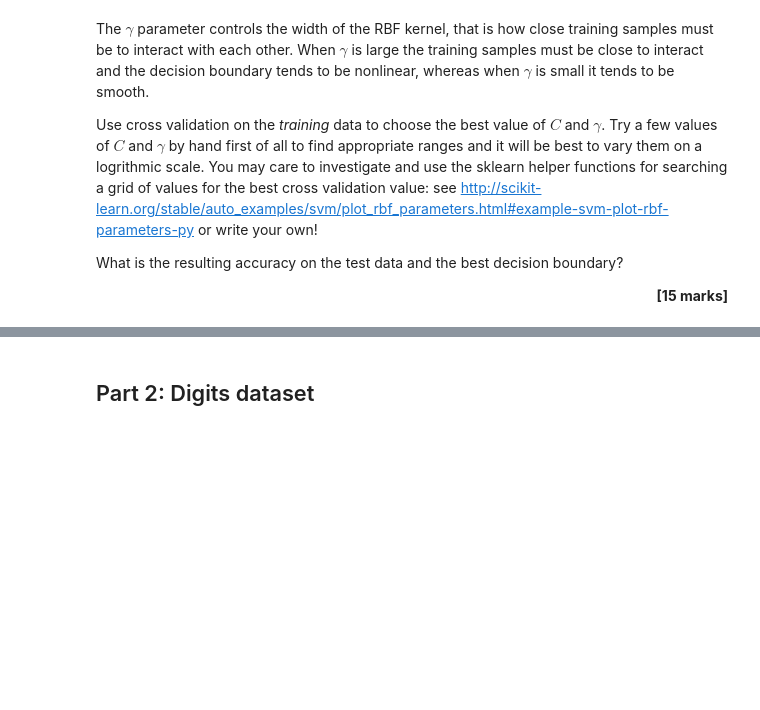
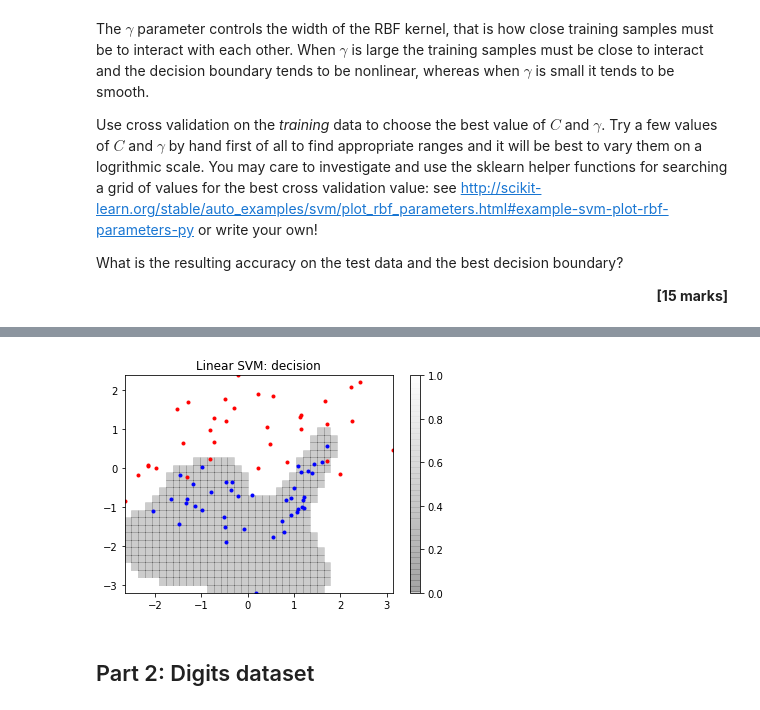
Before and after one commit to Hamza1122/DL-Assignment, a Jupyter notebook: ECMM422_CA1_Classifiers_2020_(1).ipynb, the cells around one changed output, grey strips where cells are left out. Cells and saved outputs as stored; diff of their text form; code cells hidden in the pictures; blank space fills up the shorter version.

```diff
--- a/ECMM422_CA1_Classifiers_2020_(1).ipynb
+++ b/ECMM422_CA1_Classifiers_2020_(1).ipynb
@@ -479,20 +479,9 @@ param_grid = {'C': [0.1, 1, 10, 100, 1000],
               'gamma': [1, 0.1, 0.01, 0.001, 0.0001],
               'kernel': ['rbf']}
 
-X_train, X_val, y_train, y_val = train_test_split(Xtr,ttr, test_size=0.3, random_state=0)
-
-
+X_train, X_test, y_train, y_test = train_test_split(Xtr,ttr, test_size=0.3, random_state=0)
 grid = GridSearchCV(SVC(), param_grid, refit = True, verbose = 3)
 grid.fit(X_train, y_train)
-# print best parameter after tuning
-print(grid.best_params_)
-
-# print how our model looks after hyper-parameter tuning
-print(grid.best_estimator_)
-grid_predictions = grid.predict(X_val)
-
-# print classification report
-print(classification_report(y_val, grid_predictions))
 # %% [output]
 Fitting 5 folds for each of 25 candidates, totalling 125 fits
 [CV] C=0.1, gamma=1, kernel=rbf ......................................
@@ -535,3 +562,8 @@ weighted avg       0.96      0.96      0.96        75
+# %%
+#best decision boundary
+plot_decision_regions(X=X_test, t=y_test, model=grid, label='Linear SVM', show_decision=True, show_probabilities=False)
+# %% [output]
+[figure, added]
 # %% [markdown]
 ## Part 2: Digits dataset
 # %% [markdown]
```
Also changed, not shown: parts of 4 cells of this notebook.
